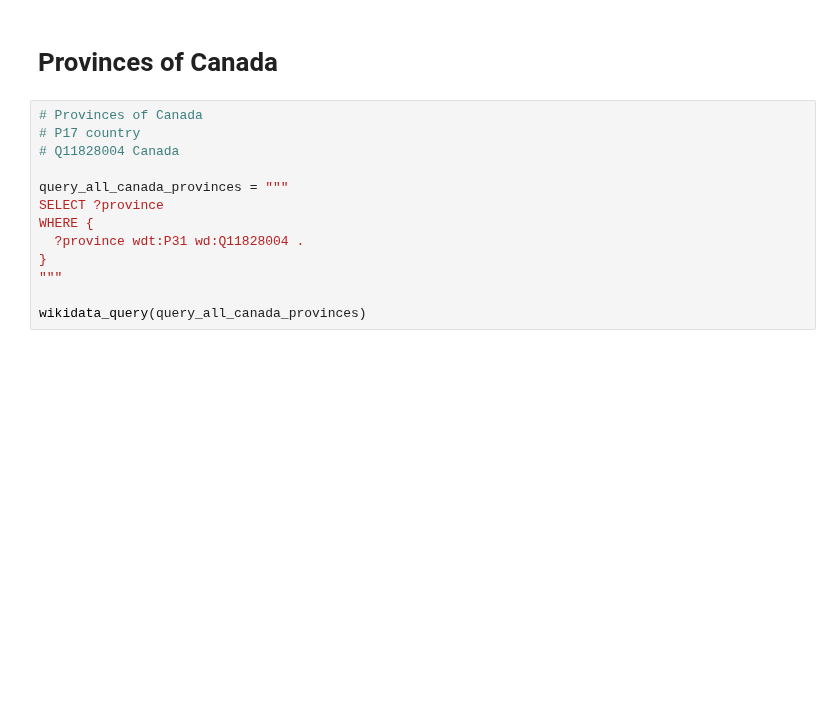
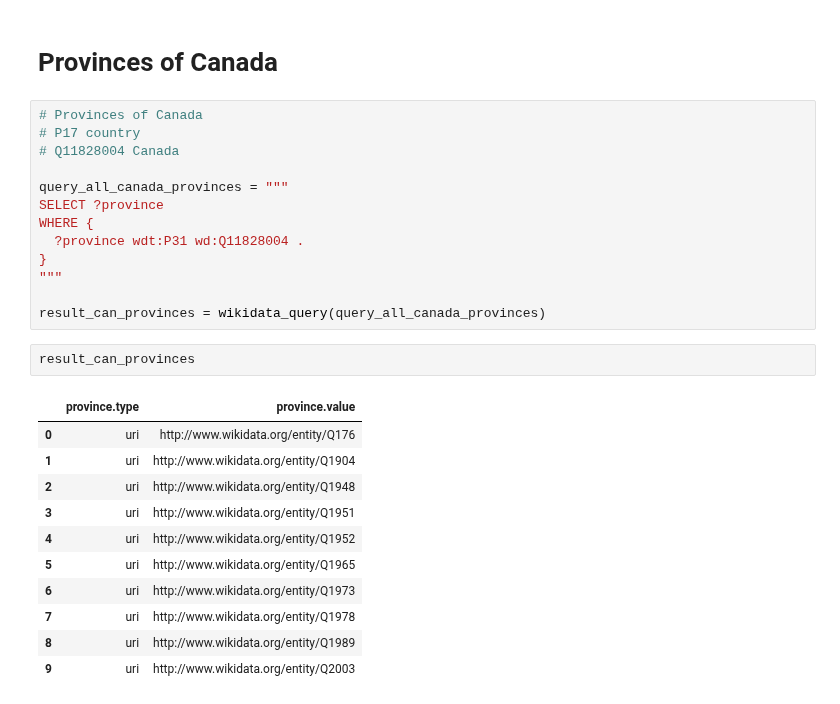
Before and after one commit to christiannielsen98/DVML-P7, a Jupyter notebook: Code/Development/wikidata_locations.ipynb, the cells around one changed output. Saved outputs shown, nothing was run; the diff lists cells and outputs as text; blank space fills up the shorter version.

```diff
--- a/Code/Development/wikidata_locations.ipynb
+++ b/Code/Development/wikidata_locations.ipynb
@@ -81,4 +157,18 @@ WHERE {
 }
 """
 
-wikidata_query(query_all_canada_provinces)
+result_can_provinces = wikidata_query(query_all_canada_provinces)
+# %%
+result_can_provinces
+# %% [output]
+|  | province.type | province.value |
+| 0 | uri | http://www.wikidata.org/entity/Q176 |
+| 1 | uri | http://www.wikidata.org/entity/Q1904 |
+| 2 | uri | http://www.wikidata.org/entity/Q1948 |
+| 3 | uri | http://www.wikidata.org/entity/Q1951 |
+| 4 | uri | http://www.wikidata.org/entity/Q1952 |
+| 5 | uri | http://www.wikidata.org/entity/Q1965 |
+| 6 | uri | http://www.wikidata.org/entity/Q1973 |
+| 7 | uri | http://www.wikidata.org/entity/Q1978 |
+| 8 | uri | http://www.wikidata.org/entity/Q1989 |
+| 9 | uri | http://www.wikidata.org/entity/Q2003 |
```
Also changed, not shown: parts of 7 cells of this notebook.
